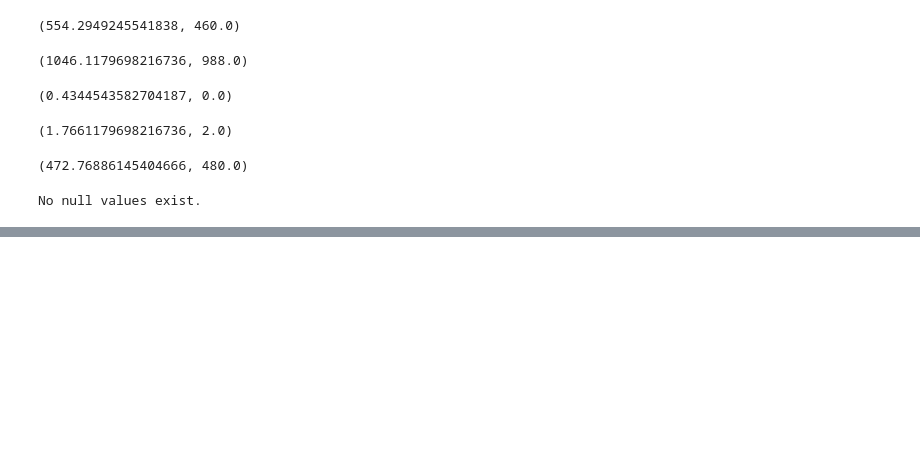
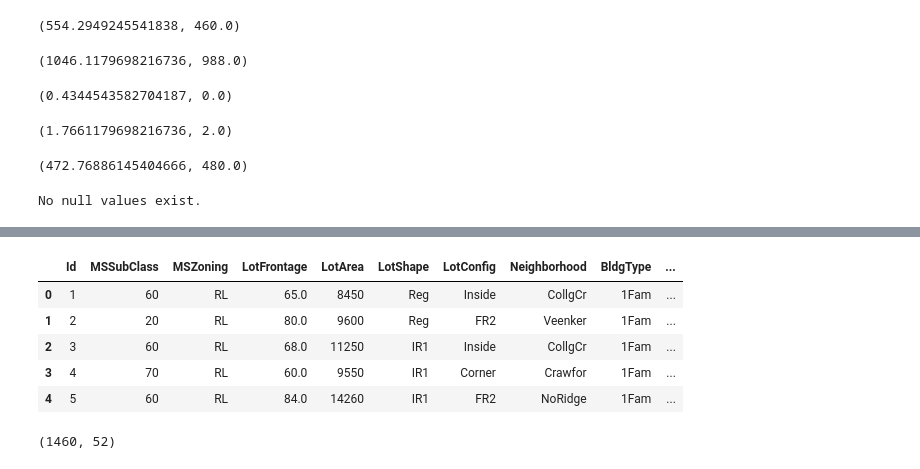
Before and after one commit to akash1309/House-Price-Prediction-Kaggle, a Jupyter notebook: Data_Cleaning.ipynb, the cells around one changed output, grey strips where cells are left out. Saved outputs shown, nothing was run; the diff lists cells and outputs as text; code cells hidden in the pictures; blank space fills up the shorter version.

```diff
--- a/Data_Cleaning.ipynb
+++ b/Data_Cleaning.ipynb
@@ -298,0 +334,23 @@ No null values exist.
+# %%
+# Dropping the columns from data sets
+
+for col in df_train.columns:
+
+  if col != 'Id' and col != 'SalePrice':
+
+    if col not in cols:
+      df_train.drop(col,axis=1,inplace=True)
+      df_test.drop(col,axis=1,inplace=True)
+# %%
+df_train.head()
+# %% [output]
+|  | Id | MSSubClass | MSZoning | LotFrontage | LotArea | LotShape | LotConfig | Neighborhood | BldgType | ... |
+| 0 | 1 | 60 | RL | 65.0 | 8450 | Reg | Inside | CollgCr | 1Fam | ... |
+| 1 | 2 | 20 | RL | 80.0 | 9600 | Reg | FR2 | Veenker | 1Fam | ... |
+| 2 | 3 | 60 | RL | 68.0 | 11250 | IR1 | Inside | CollgCr | 1Fam | ... |
+| 3 | 4 | 70 | RL | 60.0 | 9550 | IR1 | Corner | Crawfor | 1Fam | ... |
+| 4 | 5 | 60 | RL | 84.0 | 14260 | IR1 | FR2 | NoRidge | 1Fam | ... |
+# %%
+df_train.shape
+# %% [output]
+(1460, 52)
```
Also changed, not shown: parts of 9 cells of this notebook.
